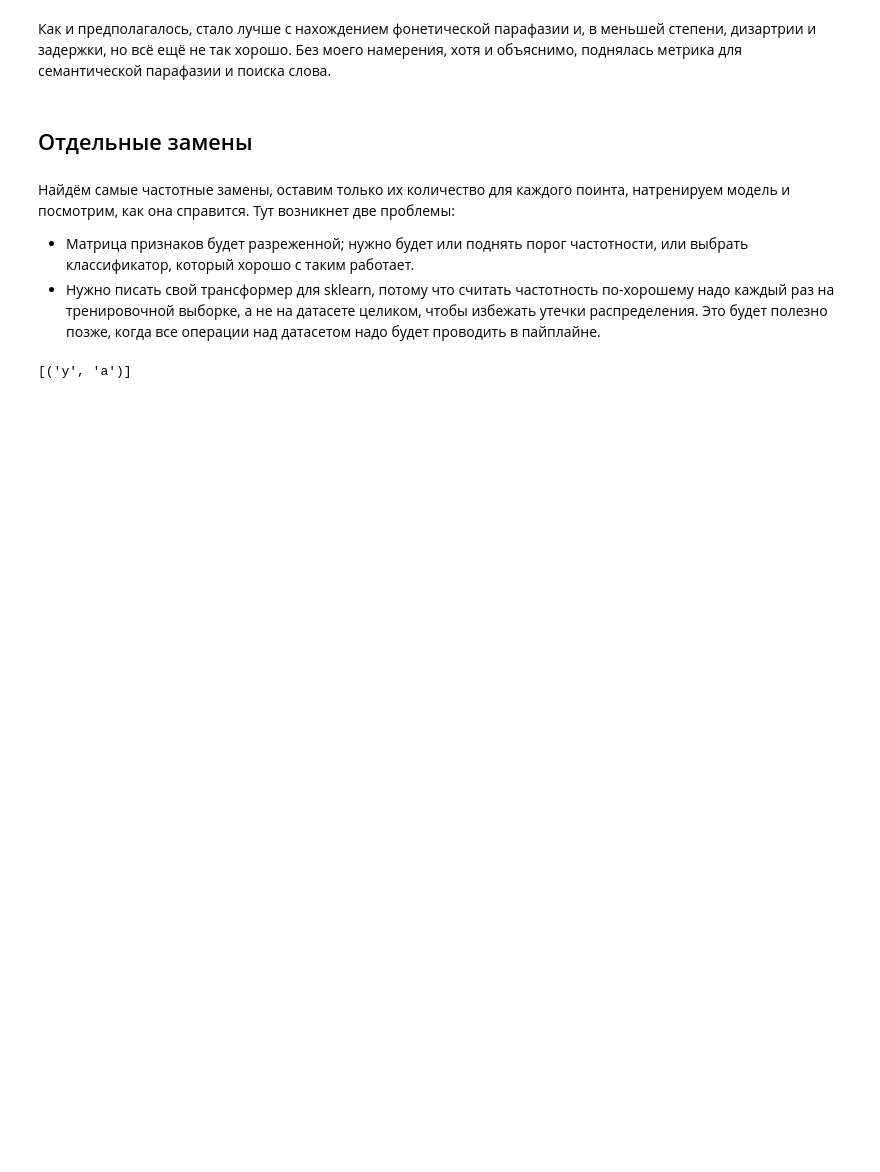
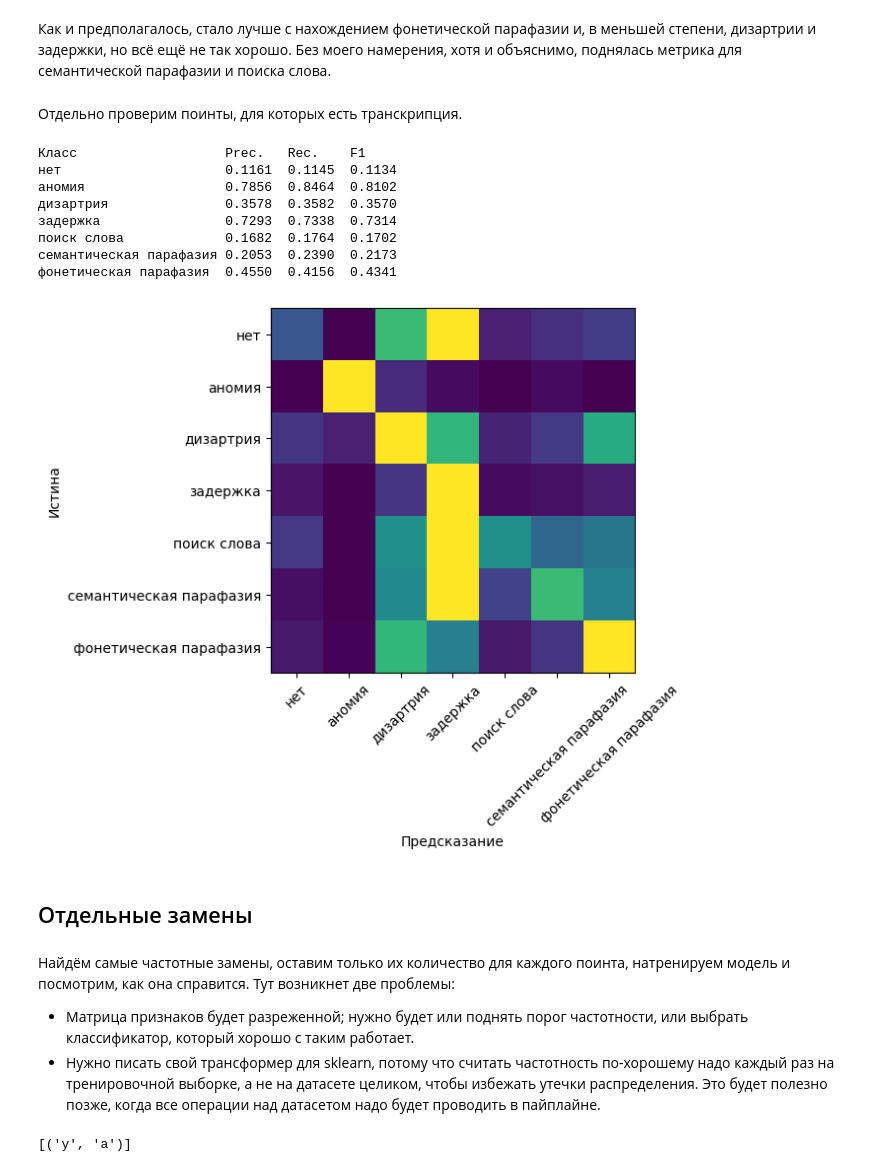
Before and after one commit to vmgorelikov/Automated-Classification-of-Language-Eloquent-Areas-in-Neurotypical-Individuals, a Jupyter notebook: notebooks/feature_extraction.ipynb, the cells around one changed output. Saved outputs shown, nothing was run; the diff lists cells and outputs as text; code cells hidden in the pictures; blank space fills up the shorter version.

```diff
--- a/notebooks/feature_extraction.ipynb
+++ b/notebooks/feature_extraction.ipynb
@@ -222,5 +222,38 @@ speech arrest           0.0000  0.0000  0.0000
 # %% [markdown]
 Как и предполагалось, стало лучше с нахождением фонетической парафазии и, в меньшей степени, дизартрии и задержки, но всё ещё не так хорошо. Без моего намерения, хотя и объяснимо, поднялась метрика для семантической парафазии и поиска слова.
+# %% [markdown]
+Отдельно проверим поинты, для которых есть транскрипция.
+# %%
+dataset_2_t = dataset_2\
+    .filter(pl.col('Response_transcription_annot').str.len_chars() > 0)\
+    .with_columns(
+    pl.struct(['Stimulus', 'Response_transcription_annot'])
+    .map_elements(
+        lambda s: indelrep(s['Stimulus'],
+                           s['Response_transcription_annot']),
+        return_dtype=pl.Struct([
+            pl.Field('insertions_transcription', pl.Float64),
+            pl.Field('deletions_transcription', pl.Float64),
+            pl.Field('replacements_transcription', pl.Float64)
+        ])
+    )
+    .alias('edit_distance_components_transcription')
+).unnest('edit_distance_components_transcription')
+# %%
+X = dataset_2_t[['RT_start', 'relative_length',
+               'insertions', 'deletions', 'replacements']]
+y = dataset_2_t['error_type_label']
+_ = evaluate(X, y)
+# %% [output]
+Класс                   Prec.   Rec.    F1
+нет                     0.1161  0.1145  0.1134
+аномия                  0.7856  0.8464  0.8102
+дизартрия               0.3578  0.3582  0.3570
+задержка                0.7293  0.7338  0.7314
+поиск слова             0.1682  0.1764  0.1702
+семантическая парафазия 0.2053  0.2390  0.2173
+фонетическая парафазия  0.4550  0.4156  0.4341
+[figure, added]
 # %% [markdown]
 ## Отдельные замены
 # %% [markdown]
```
Also changed, not shown: parts of 15 cells of this notebook.
